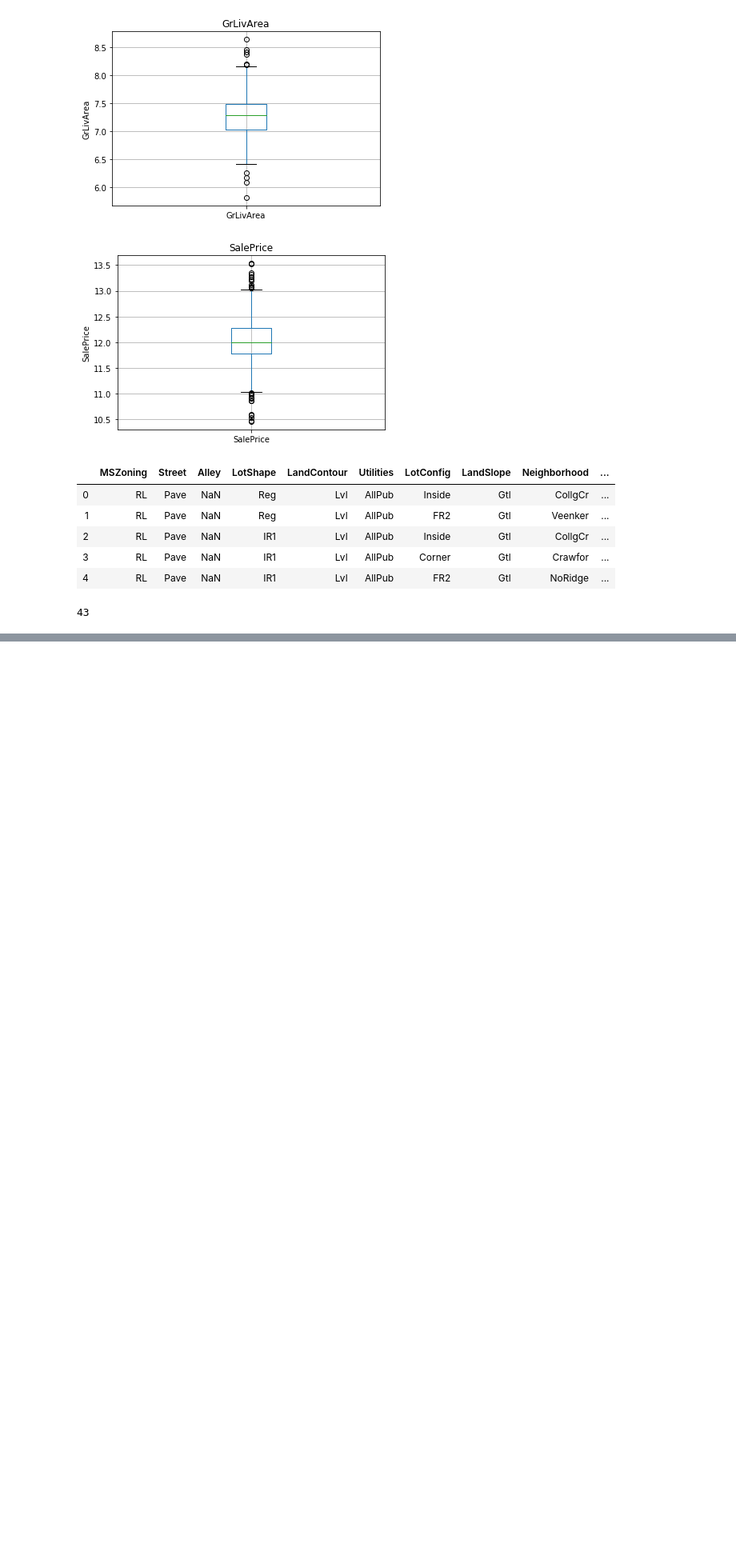
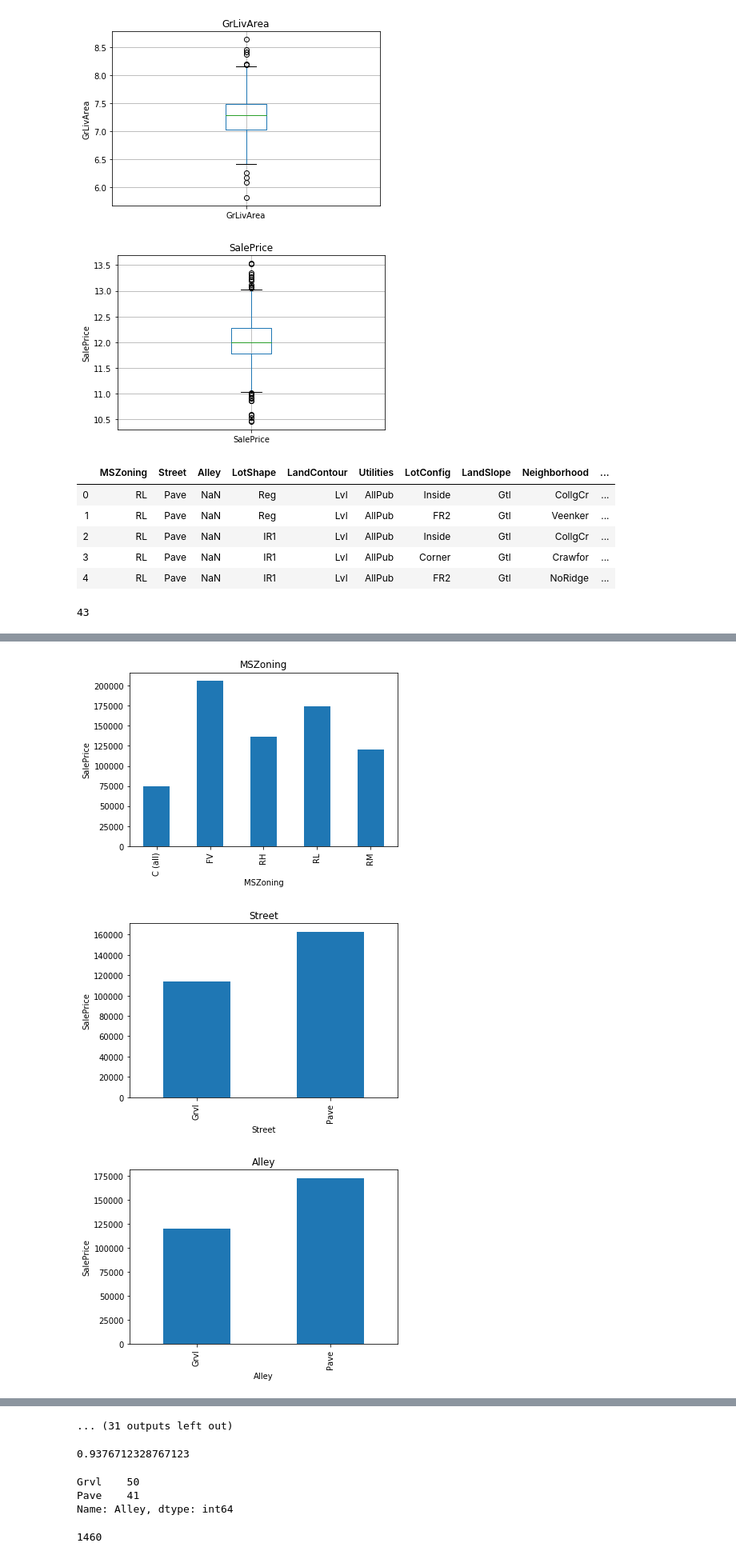
Before and after one commit to supertyagi/ML-Projects, a Jupyter notebook: Advanced House Price Prediction/Advanced House Price Prediction.ipynb, the cells around one changed output, grey strips where cells are left out. Shown at 80% size. Cells and saved outputs as stored; diff of their text form; code cells hidden in the pictures; blank space fills up the shorter version.

```diff
--- a/Advanced House Price Prediction/Advanced House Price Prediction.ipynb
+++ b/Advanced House Price Prediction/Advanced House Price Prediction.ipynb
@@ -252,3 +252,10 @@ df[categorical_columns].head()
 len(categorical_columns)
 # %% [output]
 43
+# %%
+no_of_categorical_column = 0
+for column in categorical_columns:
+    no_of_categories = df[column].nunique()
+    print('Column is ',column,' and no of categories :', no_of_categories)
+    no_of_categorical_column+=1
+print('Total columns : ',no_of_categorical_column)
@@ -254,0 +280,12 @@ len(categorical_columns)
+# %%
+for column in categorical_columns:
+    data=df.copy()
+    data.groupby(column)['SalePrice'].median().plot.bar()
+    plt.xlabel(column)
+    plt.ylabel('SalePrice')
+    plt.title(column)
+    plt.show()
+# %% [output]
+[figure, added]
+[figure, added]
+[figure, added]
@@ -254,0 +301 @@ len(categorical_columns)
+... (31 outputs left out)
@@ -254,0 +308,14 @@ len(categorical_columns)
+# %%
+df['Alley'].isnull().sum()/len(df)
+# %% [output]
+0.9376712328767123
+# %%
+df['Alley'].value_counts()
+# %% [output]
+Grvl    50
+Pave    41
+Name: Alley, dtype: int64
+# %%
+len(df)
+# %% [output]
+1460
```
Also changed, not shown: parts of 48 cells of this notebook, 1 other file.
